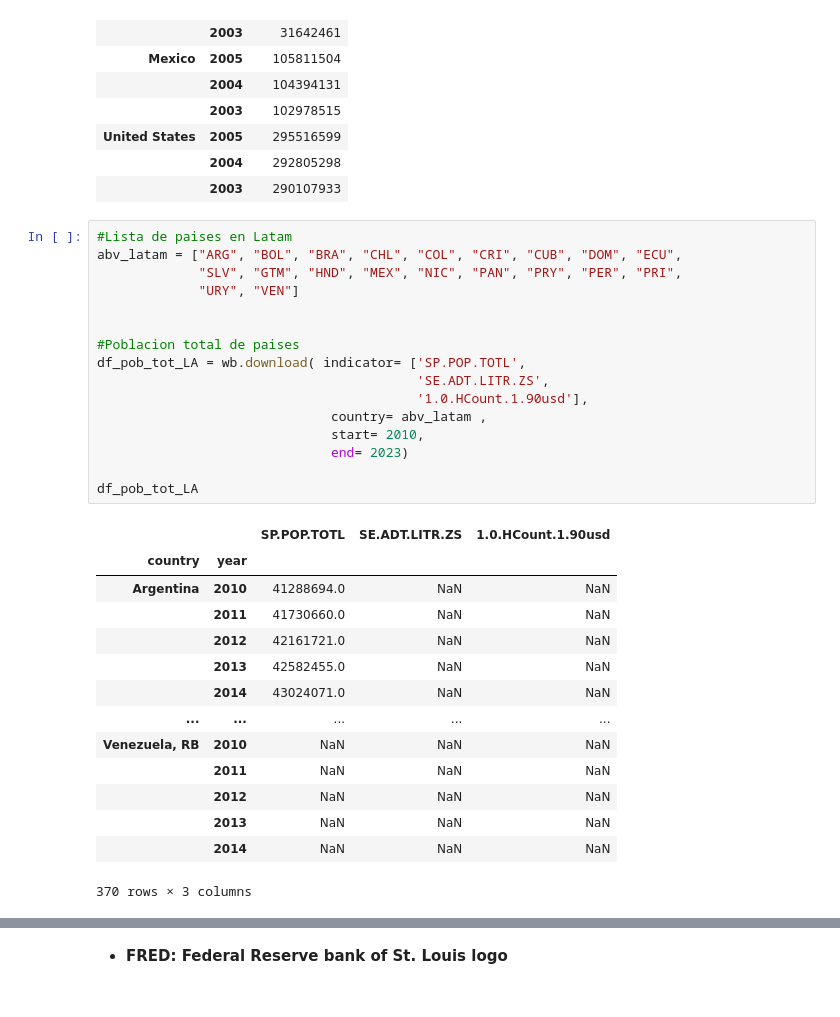
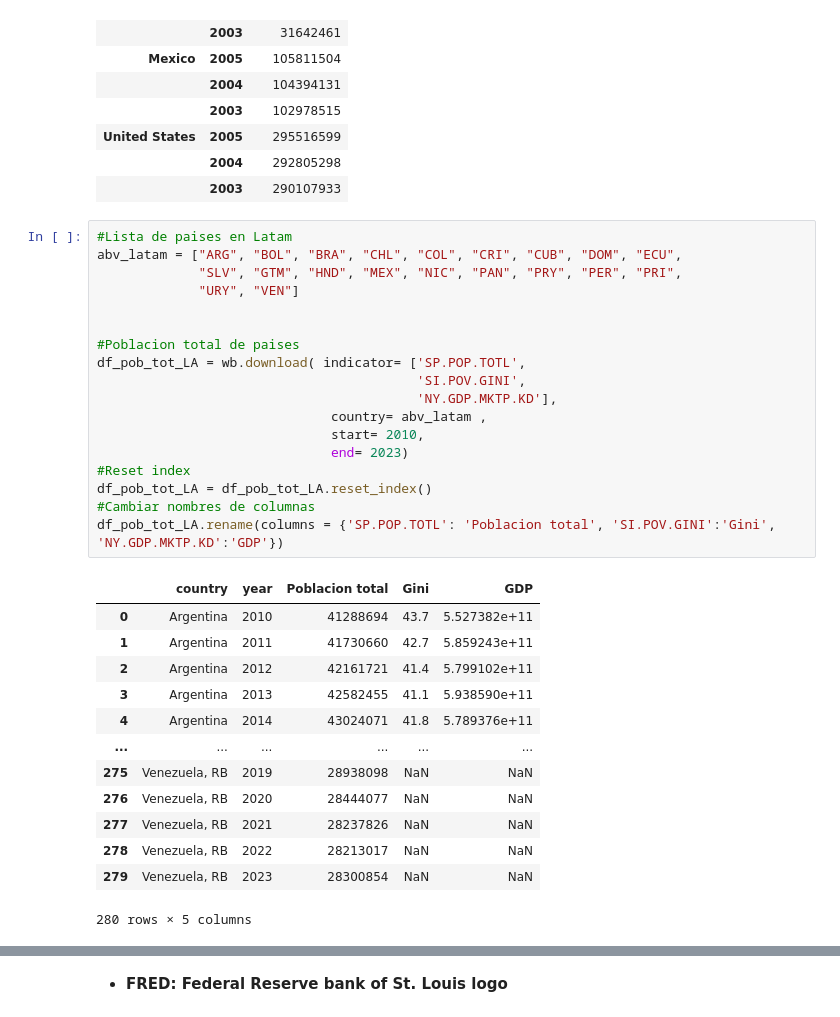
Before and after one commit to DiegoSReco/intro_python_para_economistas, a Jupyter notebook: script_python_5_Analisis_Datos_Pandas_2.ipynb, the cells around one changed output, grey strips where cells are left out. Saved outputs shown, nothing was run; the diff lists cells and outputs as text.

```diff
--- a/script_python_5_Analisis_Datos_Pandas_2.ipynb
+++ b/script_python_5_Analisis_Datos_Pandas_2.ipynb
@@ -361,31 +362,32 @@ df_pob_tot
 # %%
 #Lista de paises en Latam
 abv_latam = ["ARG", "BOL", "BRA", "CHL", "COL", "CRI", "CUB", "DOM", "ECU",
              "SLV", "GTM", "HND", "MEX", "NIC", "PAN", "PRY", "PER", "PRI",
              "URY", "VEN"]
 
 
 #Poblacion total de paises
 df_pob_tot_LA = wb.download( indicator= ['SP.POP.TOTL',
-                                         'SE.ADT.LITR.ZS',
-                                         '1.0.HCount.1.90usd'],
+                                         'SI.POV.GINI',
+                                         'NY.GDP.MKTP.KD'],
                               country= abv_latam ,
                               start= 2010,
                               end= 2023)
-
-df_pob_tot_LA
+#Reset index
+df_pob_tot_LA = df_pob_tot_LA.reset_index()
+#Cambiar nombres de columnas
+df_pob_tot_LA.rename(columns = {'SP.POP.TOTL': 'Poblacion total', 'SI.POV.GINI':'Gini', 'NY.GDP.MKTP.KD':'GDP'})
 # %% [output]
-|  |  | SP.POP.TOTL | SE.ADT.LITR.ZS | 1.0.HCount.1.90usd |
-| country | year |  |  |  |
-| Argentina | 2010 | 41288694.0 | NaN | NaN |
-|  | 2011 | 41730660.0 | NaN | NaN |
-|  | 2012 | 42161721.0 | NaN | NaN |
-|  | 2013 | 42582455.0 | NaN | NaN |
-|  | 2014 | 43024071.0 | NaN | NaN |
-| ... | ... | ... | ... | ... |
-| Venezuela, RB | 2010 | NaN | NaN | NaN |
-|  | 2011 | NaN | NaN | NaN |
-|  | 2012 | NaN | NaN | NaN |
-|  | 2013 | NaN | NaN | NaN |
-|  | 2014 | NaN | NaN | NaN |
+|  | country | year | Poblacion total | Gini | GDP |
+| 0 | Argentina | 2010 | 41288694 | 43.7 | 5.527382e+11 |
+| 1 | Argentina | 2011 | 41730660 | 42.7 | 5.859243e+11 |
+| 2 | Argentina | 2012 | 42161721 | 41.4 | 5.799102e+11 |
+| 3 | Argentina | 2013 | 42582455 | 41.1 | 5.938590e+11 |
+| 4 | Argentina | 2014 | 43024071 | 41.8 | 5.789376e+11 |
+| ... | ... | ... | ... | ... | ... |
+| 275 | Venezuela, RB | 2019 | 28938098 | NaN | NaN |
+| 276 | Venezuela, RB | 2020 | 28444077 | NaN | NaN |
+| 277 | Venezuela, RB | 2021 | 28237826 | NaN | NaN |
+| 278 | Venezuela, RB | 2022 | 28213017 | NaN | NaN |
+| 279 | Venezuela, RB | 2023 | 28300854 | NaN | NaN |
-370 rows × 3 columns
+280 rows × 5 columns
```
Also changed, not shown: parts of 6 cells of this notebook.
